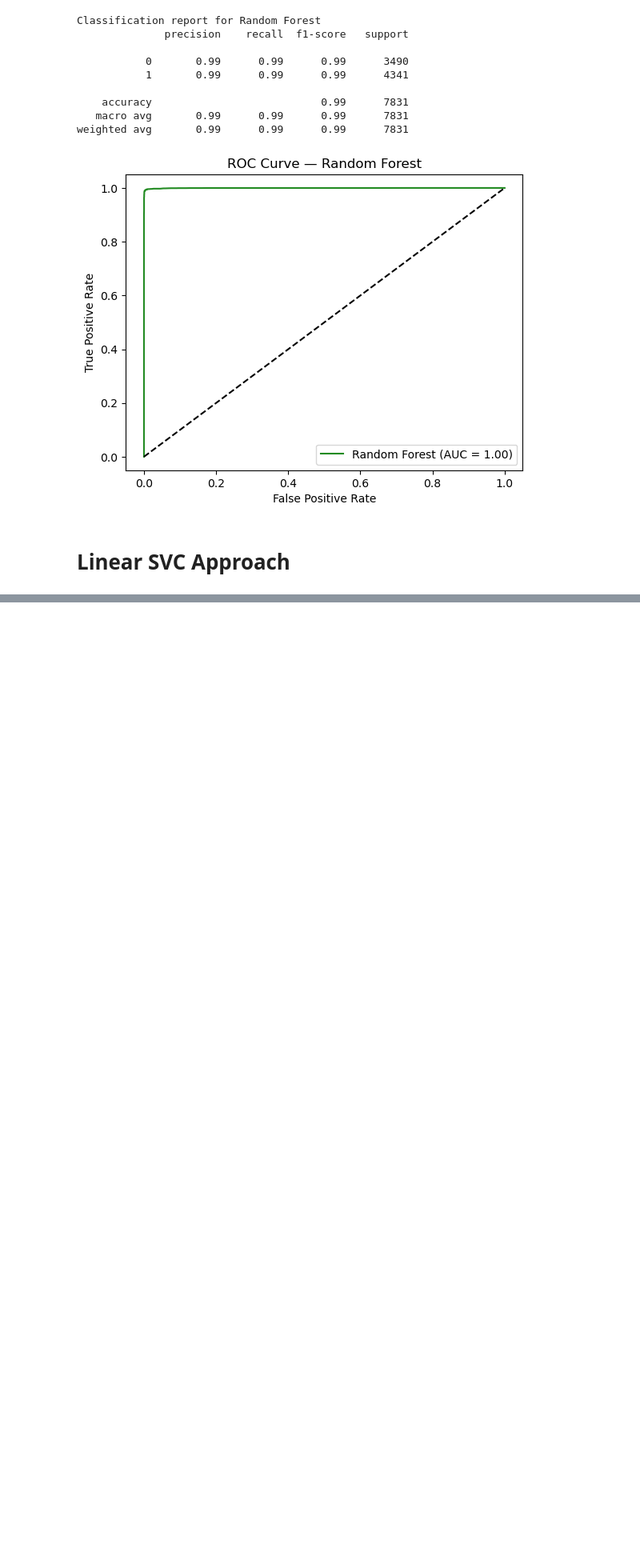
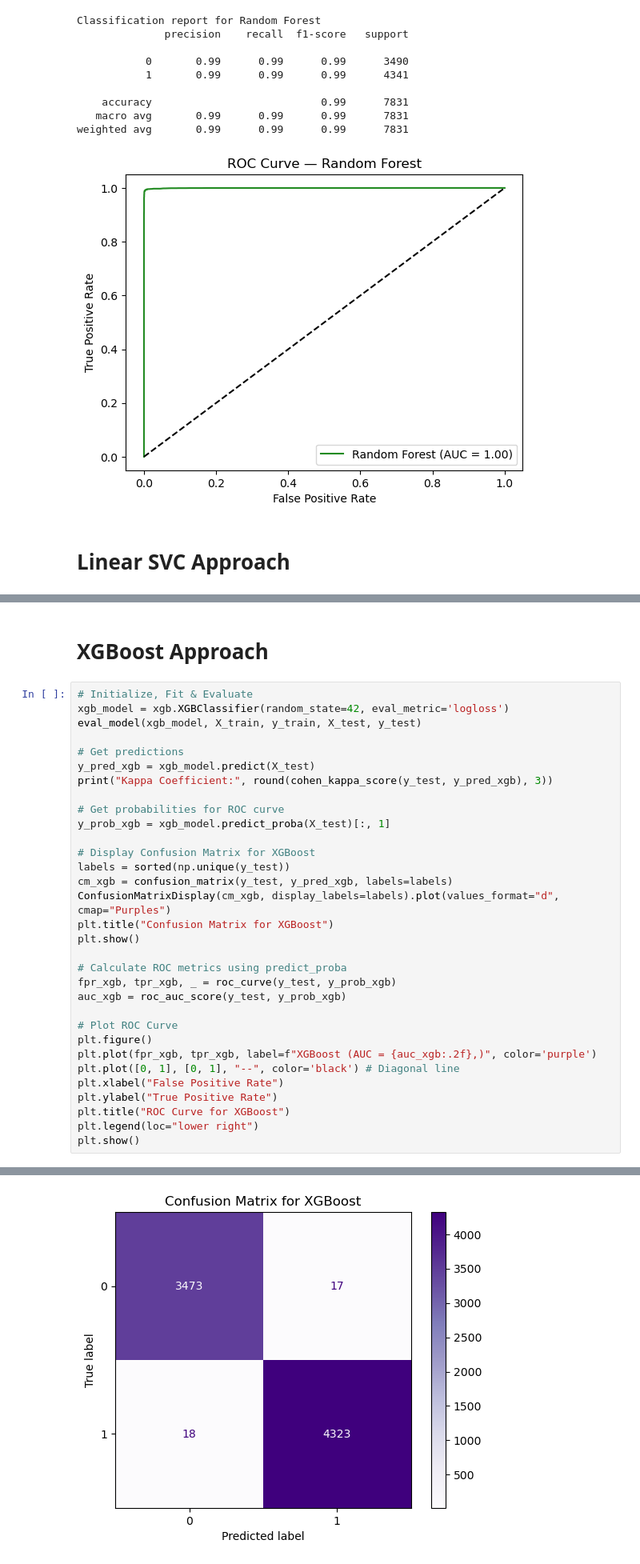
Before and after one commit to devKomori/machine-learning-fraud-analysis, a Jupyter notebook: final_project.ipynb, the cells around one changed output, grey strips where cells are left out. Shown at 80% size. Cells and saved outputs as stored; diff of their text form; blank space fills up the shorter version.

Commit message:
Add XGBoost Model and Evaluation (#4)

```diff
--- a/final_project.ipynb
+++ b/final_project.ipynb
@@ -428,0 +430,35 @@ Kappa Coefficient: 0.996
+# %% [markdown]
+# XGBoost Approach
+# %%
+# Initialize, Fit & Evaluate
+xgb_model = xgb.XGBClassifier(random_state=42, eval_metric='logloss')
+eval_model(xgb_model, X_train, y_train, X_test, y_test)
+
+# Get predictions
+y_pred_xgb = xgb_model.predict(X_test)
+print("Kappa Coefficient:", round(cohen_kappa_score(y_test, y_pred_xgb), 3))
+
+# Get probabilities for ROC curve
+y_prob_xgb = xgb_model.predict_proba(X_test)[:, 1]
+
+# Display Confusion Matrix for XGBoost
+labels = sorted(np.unique(y_test))
+cm_xgb = confusion_matrix(y_test, y_pred_xgb, labels=labels)
+ConfusionMatrixDisplay(cm_xgb, display_labels=labels).plot(values_format="d", cmap="Purples")
+plt.title("Confusion Matrix for XGBoost")
+plt.show()
+
+# Calculate ROC metrics using predict_proba
+fpr_xgb, tpr_xgb, _ = roc_curve(y_test, y_prob_xgb)
+auc_xgb = roc_auc_score(y_test, y_prob_xgb)
+
+# Plot ROC Curve
+plt.figure()
+plt.plot(fpr_xgb, tpr_xgb, label=f"XGBoost (AUC = {auc_xgb:.2f},)", color='purple')
+plt.plot([0, 1], [0, 1], "--", color='black') # Diagonal line
+plt.xlabel("False Positive Rate")
+plt.ylabel("True Positive Rate")
+plt.title("ROC Curve for XGBoost")
+plt.legend(loc="lower right")
+plt.show()
+# %% [output]
@@ -428,0 +478 @@ Kappa Coefficient: 0.996
+[figure, added]
```
Also changed, not shown: parts of 4 cells of this notebook.
